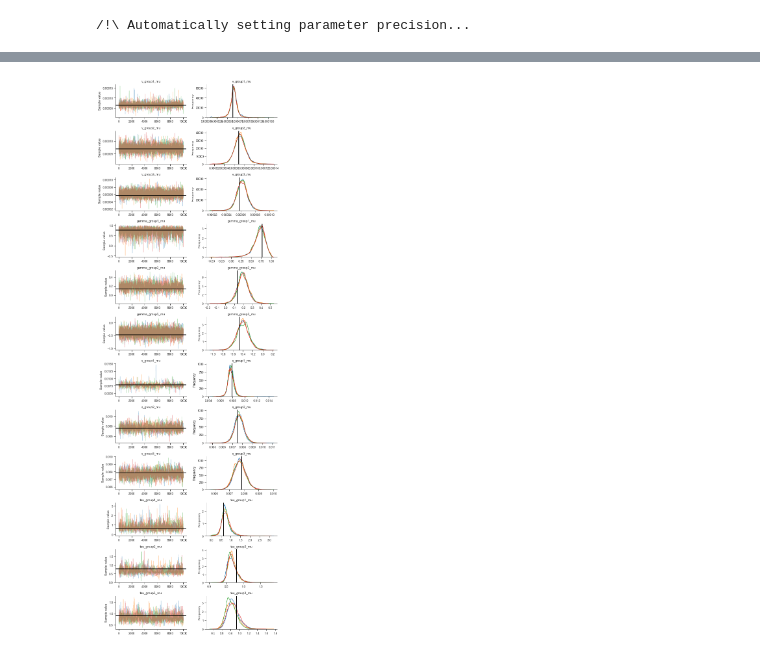
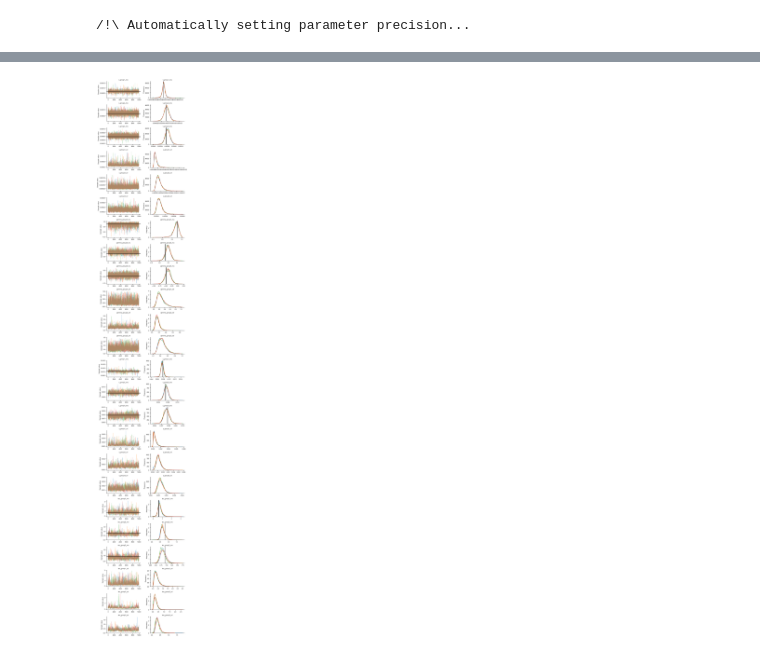
Before and after one commit to glamlab/glambox, a Jupyter notebook: Example_2_Hierarchical_estimation.ipynb, the cells around one changed output, grey strips where cells are left out. Saved outputs shown, nothing was run; the diff lists cells and outputs as text; code cells hidden in the pictures.

```diff
--- a/Example_2_Hierarchical_estimation.ipynb
+++ b/Example_2_Hierarchical_estimation.ipynb
@@ -207,3 +231,9 @@ The estimated number of effective samples is smaller than 200 for some parameter
 /!\ Automatically setting parameter precision...
 # %%
 hglam.estimates.to_csv('examples/example_2/results/estimates.csv', index=False)
+# %%
+variables = [v for v in hglam.trace[0].varnames
+             if not v.endswith('__')
+             and not v in ['b', 'p_error', 't0']]
+
+pm.summary(hglam.trace[0], var_names=variables).head()
@@ -210,25 +247,25 @@ hglam.estimates.to_csv('examples/example_2/results/estimates.csv', index=False)
 # %%
+variables = [v for v in variables
+             if v.endswith('_mu')
+             or v.endswith('_sd')]
 gb.plots.traceplot(hglam.trace[0],
-          varnames=['v_group1_mu', 'v_group2_mu', 'v_group3_mu',
-                    'gamma_group1_mu', 'gamma_group2_mu', 'gamma_group3_mu',
-                    's_group1_mu', 's_group2_mu', 's_group3_mu',
-                    'tau_group1_mu', 'tau_group2_mu', 'tau_group3_mu'],
+          varnames=variables,
           ref_val=dict(v_group1_mu=v['group1'].mean(),
                        v_group2_mu=v['group2'].mean(),
                        v_group3_mu=v['group3'].mean(),
                        gamma_group3_mu=gamma['group3'].mean(),
                        gamma_group1_mu=gamma['group1'].mean(),
                        gamma_group2_mu=gamma['group2'].mean(),
                        s_group3_mu=s['group3'].mean(),
                        s_group1_mu=s['group1'].mean(),
                        s_group2_mu=s['group2'].mean(),
                        tau_group3_mu=tau['group3'].mean(),
                        tau_group1_mu=tau['group1'].mean(),
                        tau_group2_mu=tau['group2'].mean()))
 plt.savefig('examples/example_2/figures/traceplot.png', dpi=330)
 sns.despine()
 # %% [output]
-[figure, old version]
+[figure, new version]
 # %%
 parameters = ['v', 'gamma', 's', 'tau']
 comparisons=[('group1', 'group2'),
```
Also changed, not shown: parts of 5 cells of this notebook, 4 other files.
